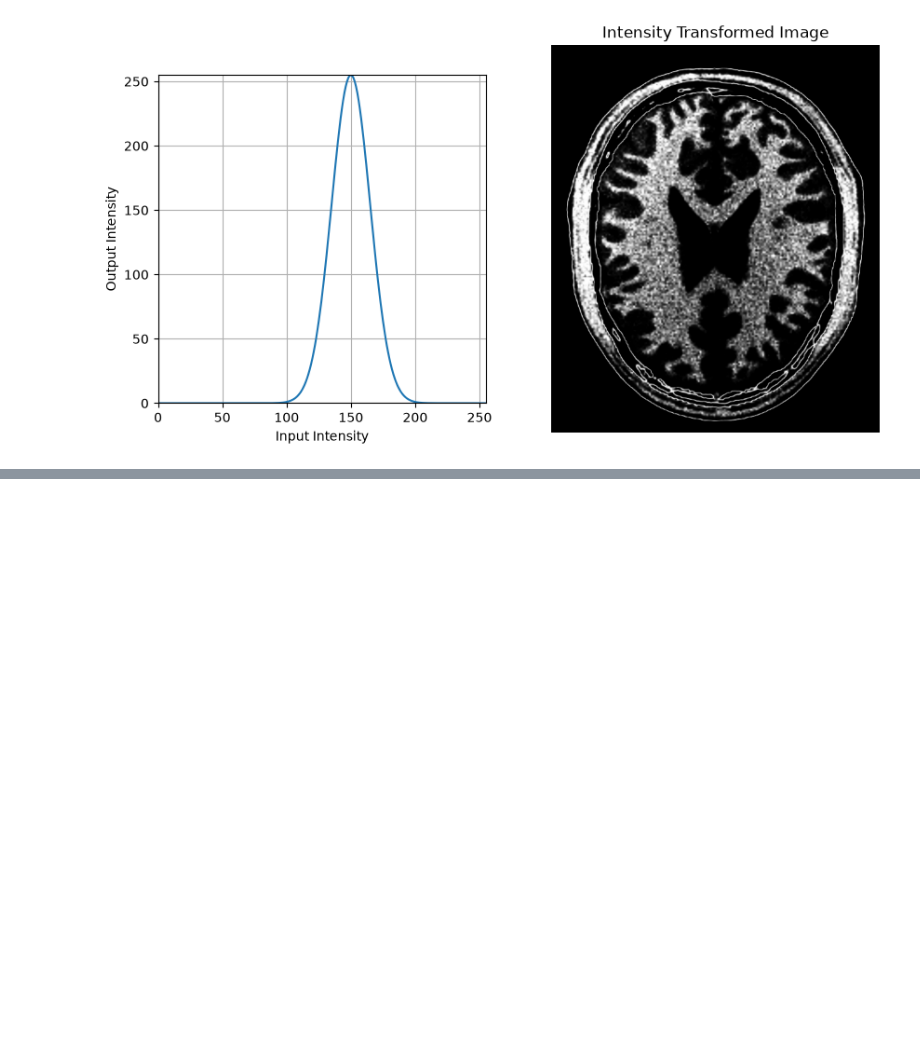
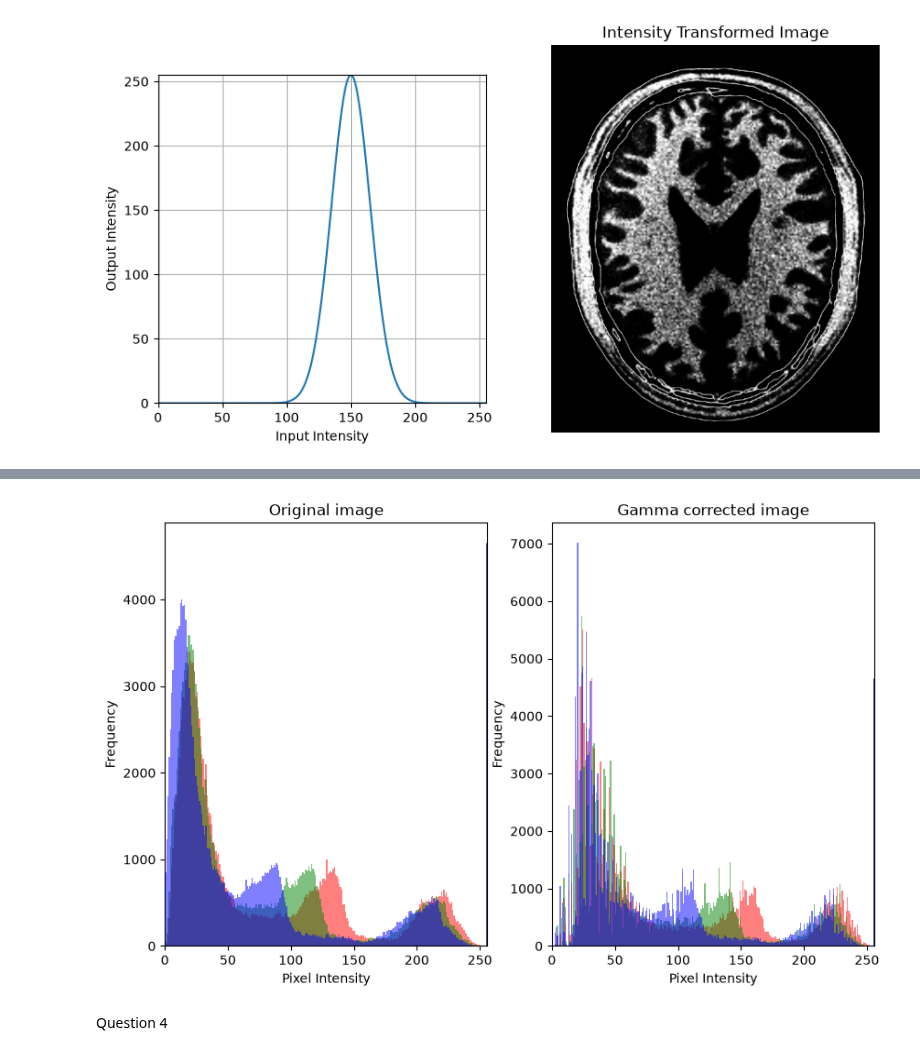
Before and after one commit to chabi1773/CV_Assignment, a Jupyter notebook: Assignment_01.ipynb, the cells around one changed output, grey strips where cells are left out. Saved outputs shown, nothing was run; the diff lists cells and outputs as text; code cells hidden in the pictures; blank space fills up the shorter version.

```diff
--- a/Assignment_01.ipynb
+++ b/Assignment_01.ipynb
@@ -97,0 +123,22 @@ plt.show()
+# %%
+colors = ('r', 'g', 'b')
+plt.figure(figsize=(10, 6))
+plt.subplot(1, 2, 1)
+for i in range(3):
+    plt.hist(im_original[:, :, i].ravel(), bins=256, range=(0, 256), color=colors[i], alpha=0.5)
+plt.title('Original image')
+plt.xlabel('Pixel Intensity')
+plt.ylabel('Frequency')
+plt.xlim([0, 256])
+plt.subplot(1, 2, 2)
+for i in range(3):
+    plt.hist(im_mod[:, :, i].ravel(), bins=256, range=(0, 256), color=colors[i], alpha=0.5)
+plt.title('Gamma corrected image')
+plt.xlabel('Pixel Intensity')
+plt.ylabel('Frequency')
+plt.xlim([0, 256])
+plt.show()
+# %% [output]
+[figure, added]
+# %% [markdown]
+Question 4
```
Also changed, not shown: parts of 9 cells of this notebook.
